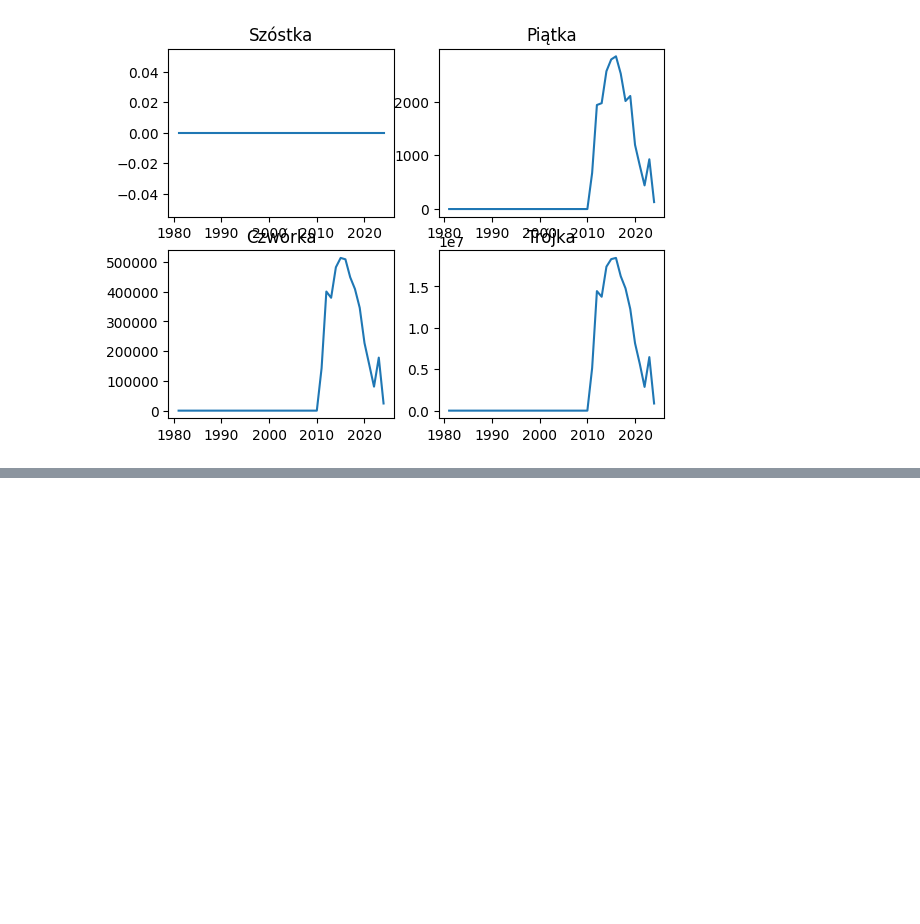
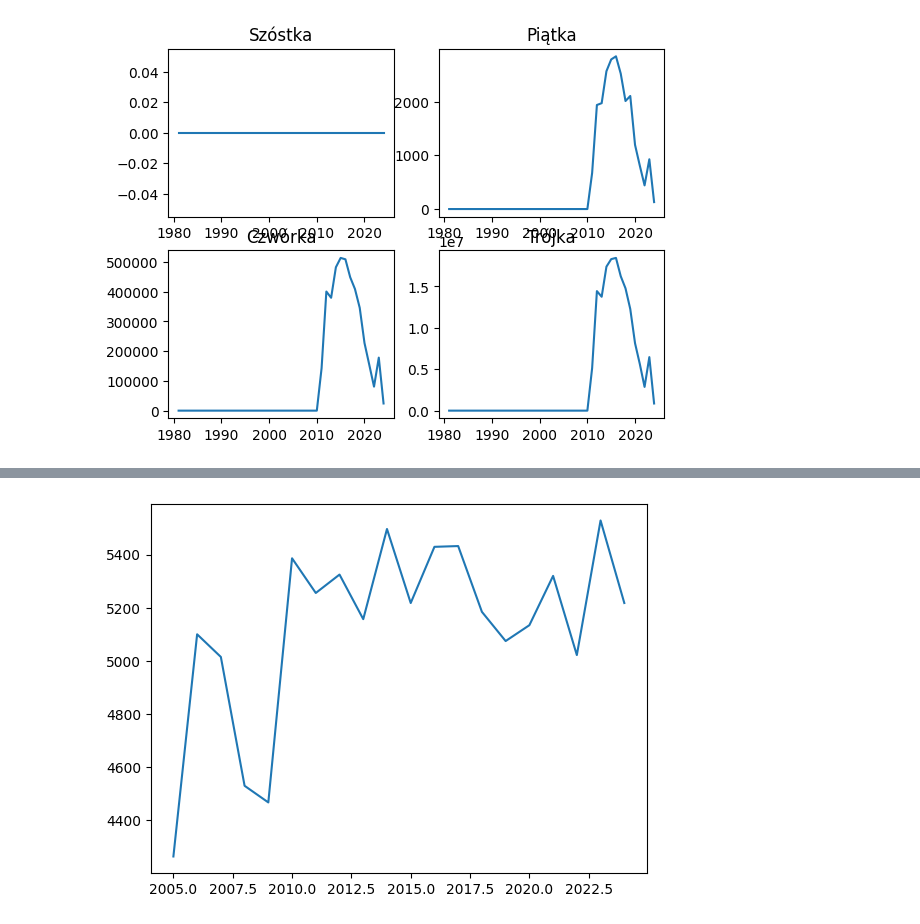
Before and after one commit to DEENUU1/lotto-analytics, a Jupyter notebook: analytics.ipynb, the cells around one changed output, grey strips where cells are left out. Saved outputs shown, nothing was run; the diff lists cells and outputs as text; code cells hidden in the pictures; blank space fills up the shorter version.

```diff
--- a/analytics.ipynb
+++ b/analytics.ipynb
@@ -147,0 +150,4 @@ get_average_win_value_by_year(lotto)
+# %%
+get_plot_average_price_value_by_year(lotto_average_win_value_by_year, "piatka_avg")
+# %% [output]
+[figure, added]
```
Also changed, not shown: parts of 19 cells of this notebook, 1 other file.
